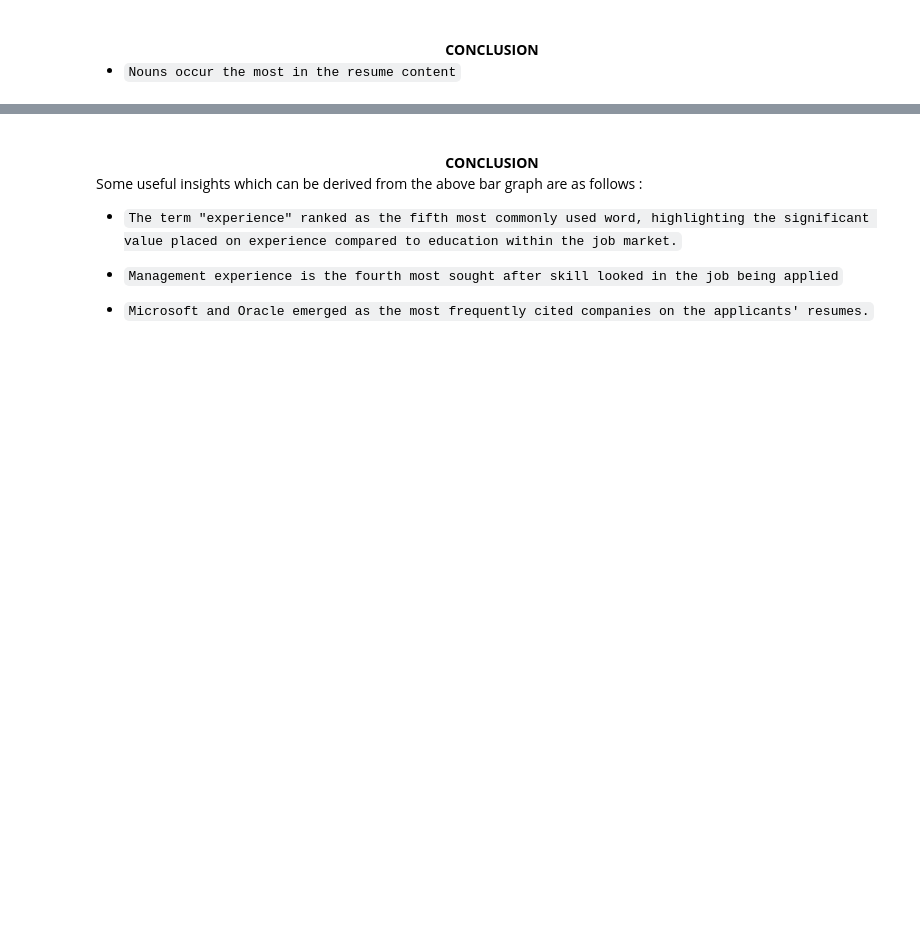
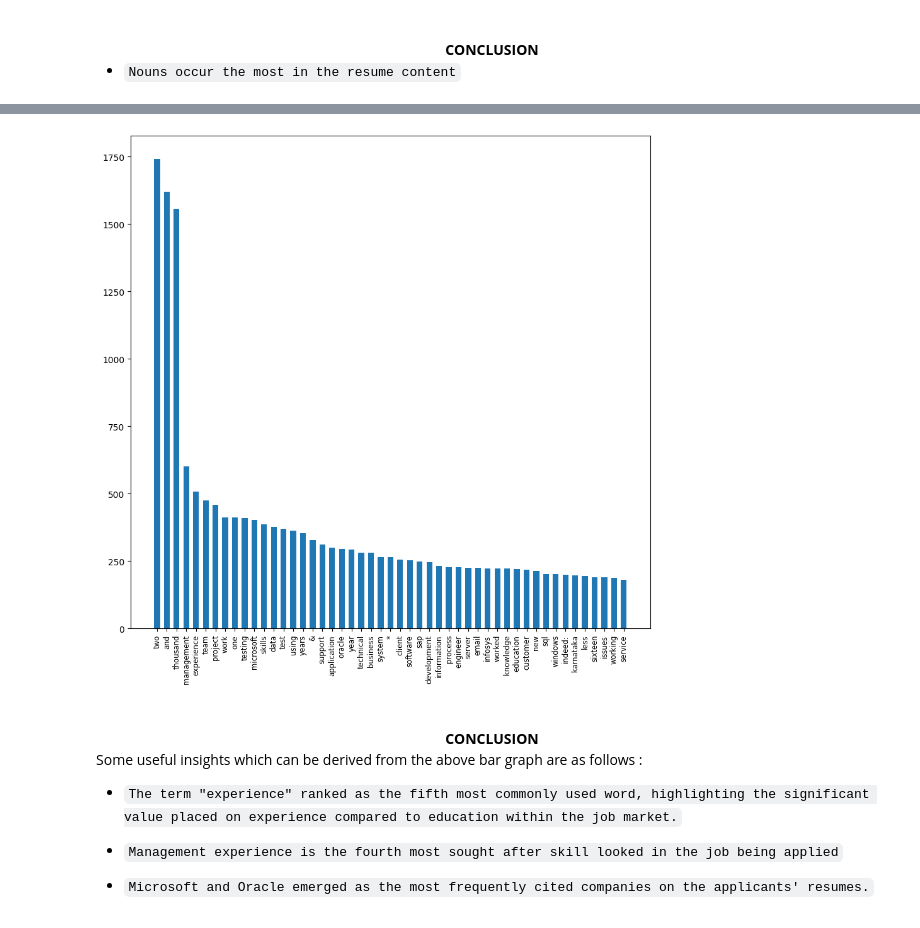
Before and after one commit to nishchayvaid/Resume-Extraction, a Jupyter notebook: Resources/Week10/EDA_WEEK10 (1).ipynb, the cells around one changed output, grey strips where cells are left out. Saved outputs shown, nothing was run; the diff lists cells and outputs as text; code cells hidden in the pictures; blank space fills up the shorter version.

```diff
--- a/Resources/Week10/EDA_WEEK10 (1).ipynb
+++ b/Resources/Week10/EDA_WEEK10 (1).ipynb
@@ -508,17 +525,17 @@ tokenized_resumes = list(flatten(tokenized_resumes))
 # Compute the frequency distribution
 freq_dist = FreqDist(tokenized_resumes)
 # %%
-# Select the 100 most common words
-fd_common100 = freq_dist.most_common(100)
+# Select the 50 most common words
+fd_common50 = freq_dist.most_common(50)
 
 # Extract the words and frequencies
 words = []
 frequency = []
 
-# Iterate over the range from 1 to 100
-for i in range(1, 100):
+# Iterate over the range from 1 to 50
+for i in range(1, 50):
     words.append(fd_common100[i][0])
-    frequency.append(fd_common100[i][1])
+    frequency.append(fd_common50[i][1])
 
 # Create a figure with a size of 9x9 inches
 plt.figure(figsize=(9, 9))
@@ -540,3 +555,4 @@ plt.show()
+[figure, added]
 # %% [markdown]
 <br>
 <center><b>CONCLUSION</b></center>
```
Also changed, not shown: parts of 16 cells of this notebook, 2 other files.
